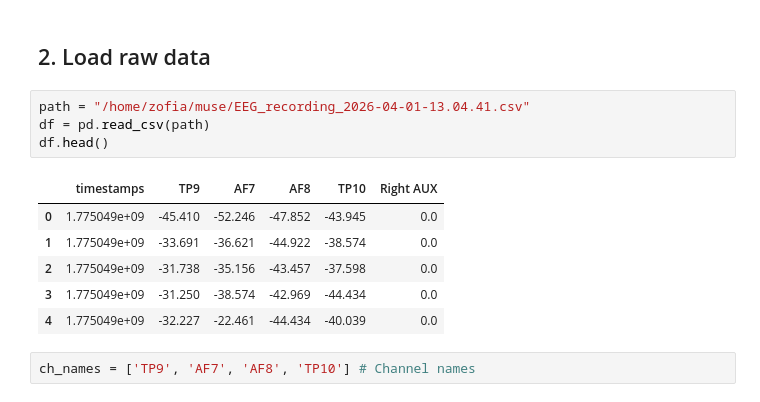
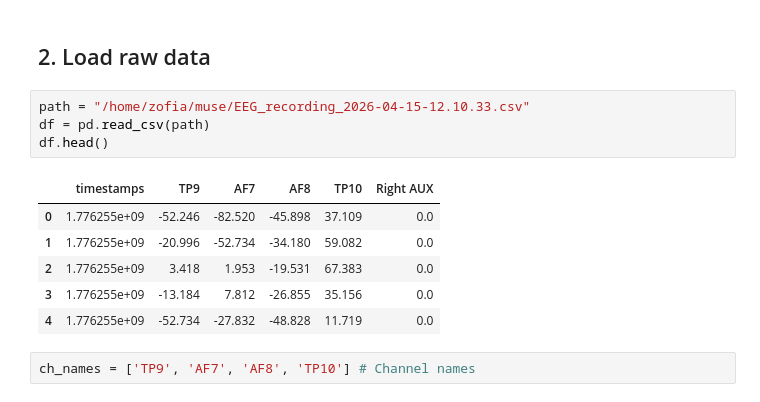
Before and after one commit to Sonia-37/Brainhack_eeg_muse, a Jupyter notebook: eeg_check.ipynb, the cells around one changed output. Saved outputs shown, nothing was run; the diff lists cells and outputs as text.

```diff
--- a/eeg_check.ipynb
+++ b/eeg_check.ipynb
@@ -44,16 +44,16 @@ from datetime import datetime, timezone
 # %% [markdown]
 ## 2. Load raw data
 # %%
-path = "/home/zofia/muse/EEG_recording_2026-04-01-13.04.41.csv"
+path = "/home/zofia/muse/EEG_recording_2026-04-15-12.10.33.csv"
 df = pd.read_csv(path)
 df.head()
 # %% [output]
 |  | timestamps | TP9 | AF7 | AF8 | TP10 | Right AUX |
-| 0 | 1.775049e+09 | -45.410 | -52.246 | -47.852 | -43.945 | 0.0 |
-| 1 | 1.775049e+09 | -33.691 | -36.621 | -44.922 | -38.574 | 0.0 |
-| 2 | 1.775049e+09 | -31.738 | -35.156 | -43.457 | -37.598 | 0.0 |
-| 3 | 1.775049e+09 | -31.250 | -38.574 | -42.969 | -44.434 | 0.0 |
-| 4 | 1.775049e+09 | -32.227 | -22.461 | -44.434 | -40.039 | 0.0 |
+| 0 | 1.776255e+09 | -52.246 | -82.520 | -45.898 | 37.109 | 0.0 |
+| 1 | 1.776255e+09 | -20.996 | -52.734 | -34.180 | 59.082 | 0.0 |
+| 2 | 1.776255e+09 | 3.418 | 1.953 | -19.531 | 67.383 | 0.0 |
+| 3 | 1.776255e+09 | -13.184 | 7.812 | -26.855 | 35.156 | 0.0 |
+| 4 | 1.776255e+09 | -52.734 | -27.832 | -48.828 | 11.719 | 0.0 |
 # %%
 ch_names = ['TP9', 'AF7', 'AF8', 'TP10'] # Channel names
 # %%
```
Also changed, not shown: parts of 6 cells of this notebook, 5 other files.
